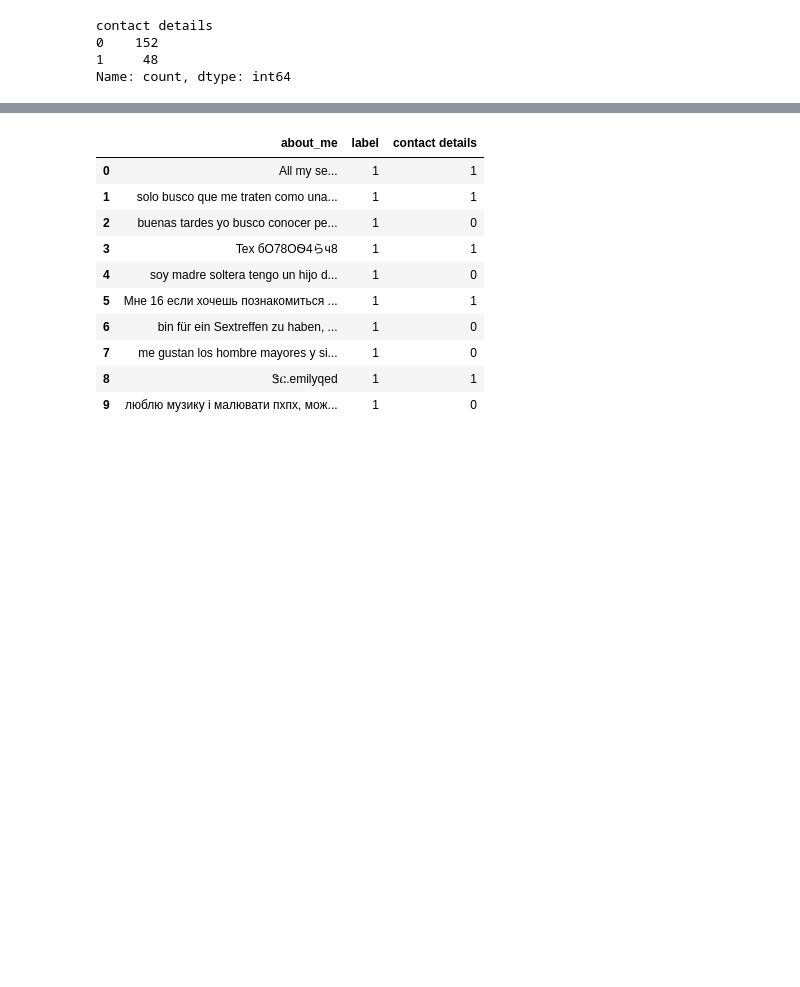
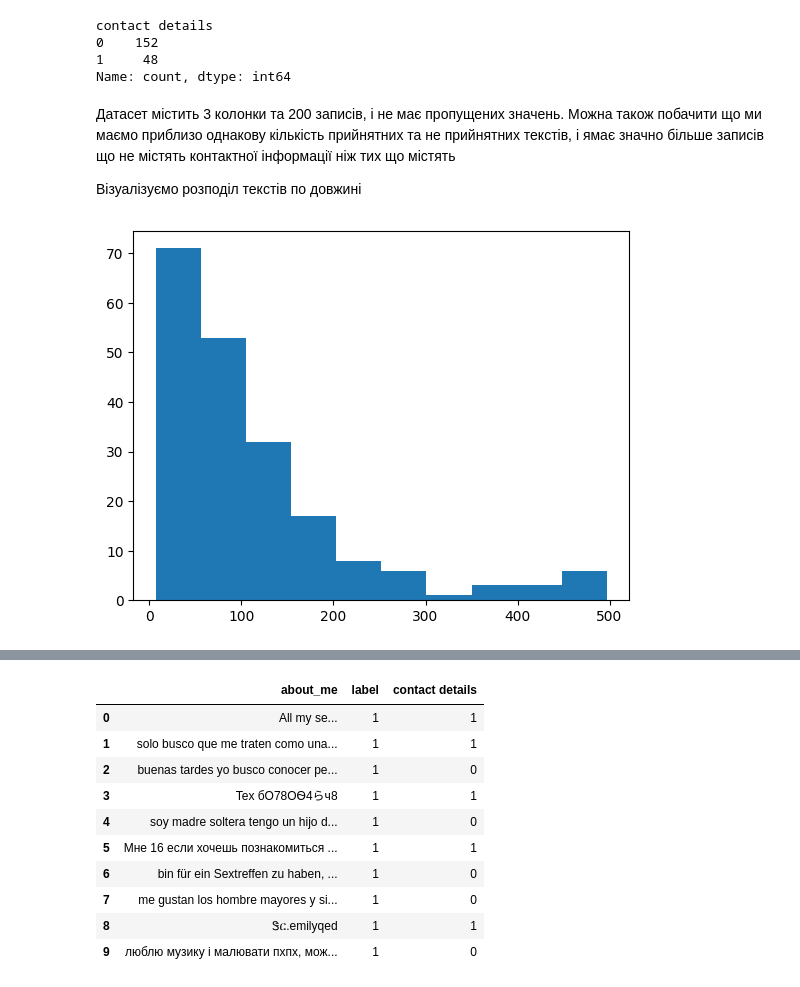
Before and after one commit to YelizavetaP/Scam-Not-scam, a Jupyter notebook: scam_not_scam.ipynb, the cells around one changed output, grey strips where cells are left out. Cells and saved outputs as stored; diff of their text form; code cells hidden in the pictures; blank space fills up the shorter version.

```diff
--- a/scam_not_scam.ipynb
+++ b/scam_not_scam.ipynb
@@ -69,3 +75,17 @@ contact details
 0    152
 1     48
 Name: count, dtype: int64
+# %% [markdown]
+Датасет містить 3 колонки та 200 записів, і не має пропущених значень. Можна також побачити що ми маємо приблизо однакову кількість прийнятних та не прийнятних текстів, і ямає значно більше записів що не містять контактної інформації ніж тих що містять
+
+Візуалізуємо розподіл текстів по довжині
+# %%
+import matplotlib.pyplot as plt
+
+def get_lens(df):
+    return [len(text) for text in df]
+# %%
+lens = get_lens(df.about_me)
+plt.hist(lens);
+# %% [output]
+[figure, added]
```
Also changed, not shown: parts of 34 cells of this notebook.
